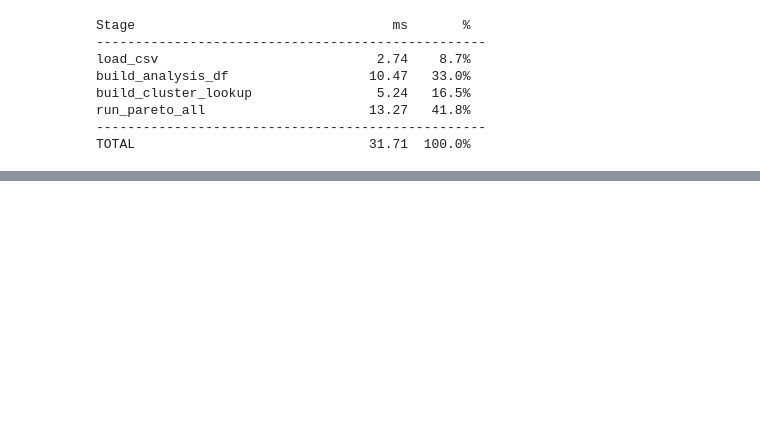
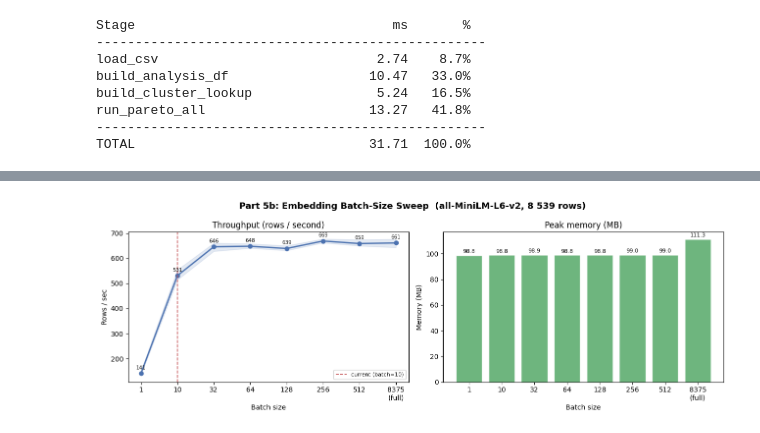
Before and after one commit to nadiavictoria/fnb-analytics, a Jupyter notebook: performance_profiling.ipynb, the cells around one changed output, grey strips where cells are left out. Drawn from its saved outputs; the diff is of its cells as text; code cells hidden in the pictures; blank space fills up the shorter version.

```diff
--- a/performance_profiling.ipynb
+++ b/performance_profiling.ipynb
@@ -103,7 +104,7 @@ def time_call(func, *args, n: int = N_REPS, **kwargs) -> dict:
 
 def print_timing(label: str, stats: dict) -> None:
     print(
-        f"{label:<40s}  "
+        f"{label:<38s}  "
         f"min={stats['min']:7.2f}ms  "
         f"mean={stats['mean']:7.2f}ms  "
         f"median={stats['median']:7.2f}ms  "
@@ -1049,0 +1192,8 @@ Memory (peak KB):
+# %%
+# Sweep: embed ALL 8 539 rows at different batch sizes (n=3 reps each, slow)
+batch_sweep_stats = {}
+for bs in BATCH_SIZES:
+    s = time_call(embed_in_batches, all_texts, batch_size=bs, n=3)
+    batch_sweep_stats[bs] = s
+    throughput = len(all_texts) / (s["mean"] / 1000)  # rows/sec
+    print(f"batch_size={bs:>5d}  mean={s['mean']:7.1f}ms  p95={s['p95']:7.1f}ms  throughput={throughput:,.0f} rows/s")
@@ -1049,0 +1209,7 @@ Memory (peak KB):
+# %%
+# Memory: peak at each batch size
+batch_mem = {}
+for bs in BATCH_SIZES:
+    peak_kb, _ = measure_memory(embed_in_batches, all_texts, batch_size=bs)
+    batch_mem[bs] = peak_kb
+    print(f"batch_size={bs:>5d}  peak = {peak_kb:8.1f} KB  ({peak_kb/1024:.3f} MB)")
@@ -1049,0 +1225,40 @@ Memory (peak KB):
+# %%
+# Plot: batch-size sweep, throughput & memory
+fig, axes = plt.subplots(1, 2, figsize=(13, 4.5))
+fig.suptitle("Part 5b: Embedding Batch-Size Sweep  (all-MiniLM-L6-v2, 8 539 rows)", fontsize=13, fontweight="bold")
+
+bs_list    = list(batch_sweep_stats.keys())
+means_ms   = [batch_sweep_stats[bs]["mean"]   for bs in bs_list]
+p95_ms     = [batch_sweep_stats[bs]["p95"]    for bs in bs_list]
+throughputs = [len(all_texts) / (batch_sweep_stats[bs]["mean"] / 1000) for bs in bs_list]
+mems_mb    = [batch_mem[bs] / 1024 for bs in bs_list]
+x_labels   = [str(bs) if bs != len(all_texts) else f"{bs}\n(full)" for bs in bs_list]
+
+# Throughput
+ax = axes[0]
+ax.plot(x_labels, throughputs, marker="o", color="#4C72B0", linewidth=2)
+ax.fill_between(x_labels,
+                [len(all_texts) / (batch_sweep_stats[bs]["p95"] / 1000) for bs in bs_list],
+                [len(all_texts) / (max(batch_sweep_stats[bs]["min"], 0.001) / 1000) for bs in bs_list],
+                alpha=0.15, color="#4C72B0")
+ax.axvline(x_labels.index("10"), color="#C44E52", linestyle="--", linewidth=1.2, label="current (batch=10)")
+ax.set_title("Throughput (rows / second)")
+ax.set_xlabel("Batch size")
+ax.set_ylabel("Rows / sec")
+ax.legend(fontsize=8)
+for xi, yi in enumerate(throughputs):
+    ax.annotate(f"{yi:,.0f}", (xi, yi), textcoords="offset points", xytext=(0, 6), ha="center", fontsize=7.5)
+
+# Memory
+ax2 = axes[1]
+ax2.bar(x_labels, mems_mb, color="#55A868", alpha=0.85, edgecolor="white")
+ax2.set_title("Peak memory (MB)")
+ax2.set_xlabel("Batch size")
+ax2.set_ylabel("Memory (MB)")
+for i, v in enumerate(mems_mb):
+    ax2.text(i, v + max(mems_mb)*0.01, f"{v:.1f}", ha="center", va="bottom", fontsize=8)
+
+plt.tight_layout()
+plt.show()
+# %% [output]
+[figure, added]
```
Also changed, not shown: parts of 42 cells of this notebook, 3 other files.
